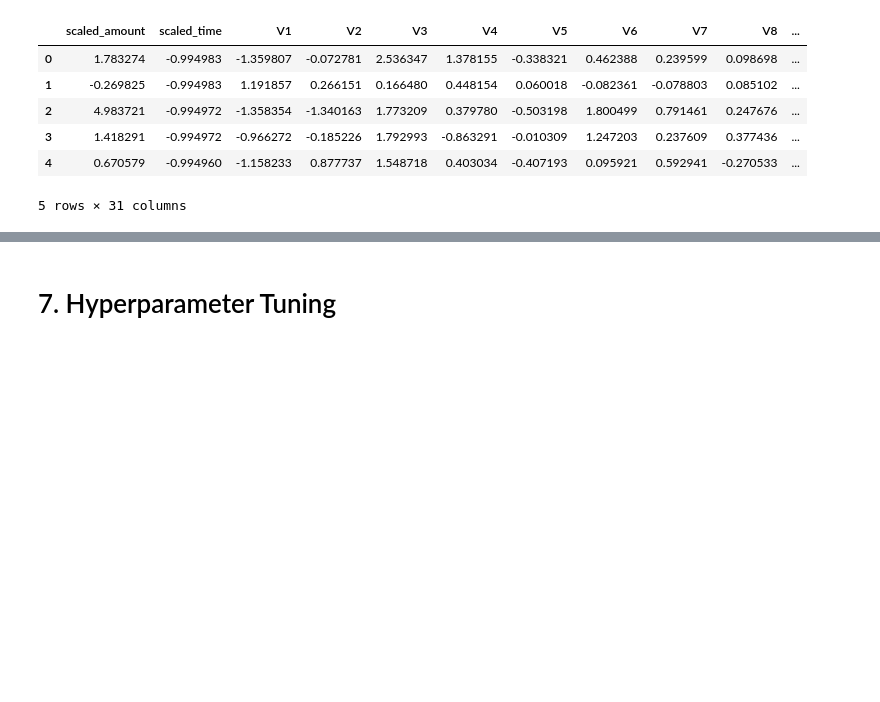
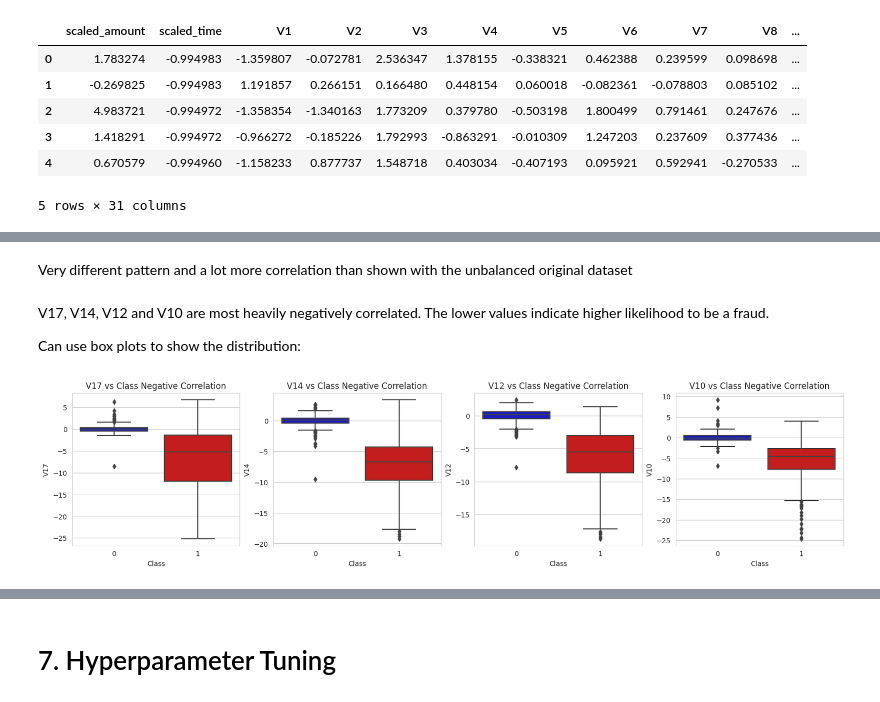
Before and after one commit to JonCrook/icl-ml-portfolio, a Jupyter notebook: Fraud_Detection.ipynb, the cells around one changed output, grey strips where cells are left out. Cells and saved outputs as stored; diff of their text form; code cells hidden in the pictures; blank space fills up the shorter version.

```diff
--- a/Fraud_Detection.ipynb
+++ b/Fraud_Detection.ipynb
@@ -441,0 +566,29 @@ df.head()
+# %% [markdown]
+Very different pattern and a lot more correlation than shown with the unbalanced original dataset
+# %% [markdown]
+V17, V14, V12 and V10 are most heavily negatively correlated. The lower values indicate higher likelihood to be a fraud.
+
+Can use box plots to show the distribution:
+# %%
+colors = ["#0101DF", "#DF0101"]
+
+f, axes = plt.subplots(ncols=4, figsize=(20,4))
+
+
+sns.boxplot(x="Class", y="V17", data=new_df, palette=colors, ax=axes[0])
+axes[0].set_title('V17 vs Class Negative Correlation')
+
+sns.boxplot(x="Class", y="V14", data=new_df, palette=colors, ax=axes[1])
+axes[1].set_title('V14 vs Class Negative Correlation')
+
+
+sns.boxplot(x="Class", y="V12", data=new_df, palette=colors, ax=axes[2])
+axes[2].set_title('V12 vs Class Negative Correlation')
+
+
+sns.boxplot(x="Class", y="V10", data=new_df, palette=colors, ax=axes[3])
+axes[3].set_title('V10 vs Class Negative Correlation')
+
+plt.show()
+# %% [output]
+[figure, added]
```
Also changed, not shown: parts of 37 cells of this notebook.
